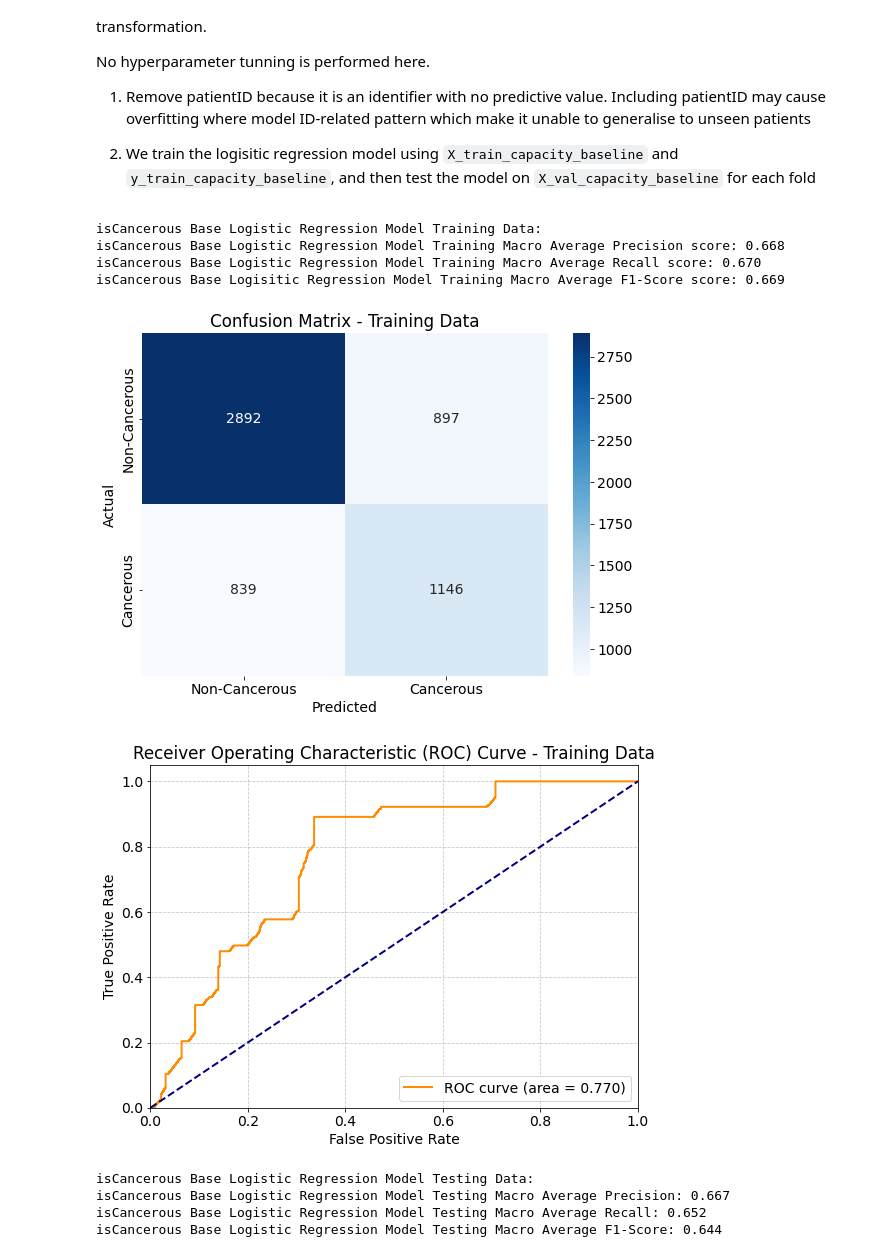
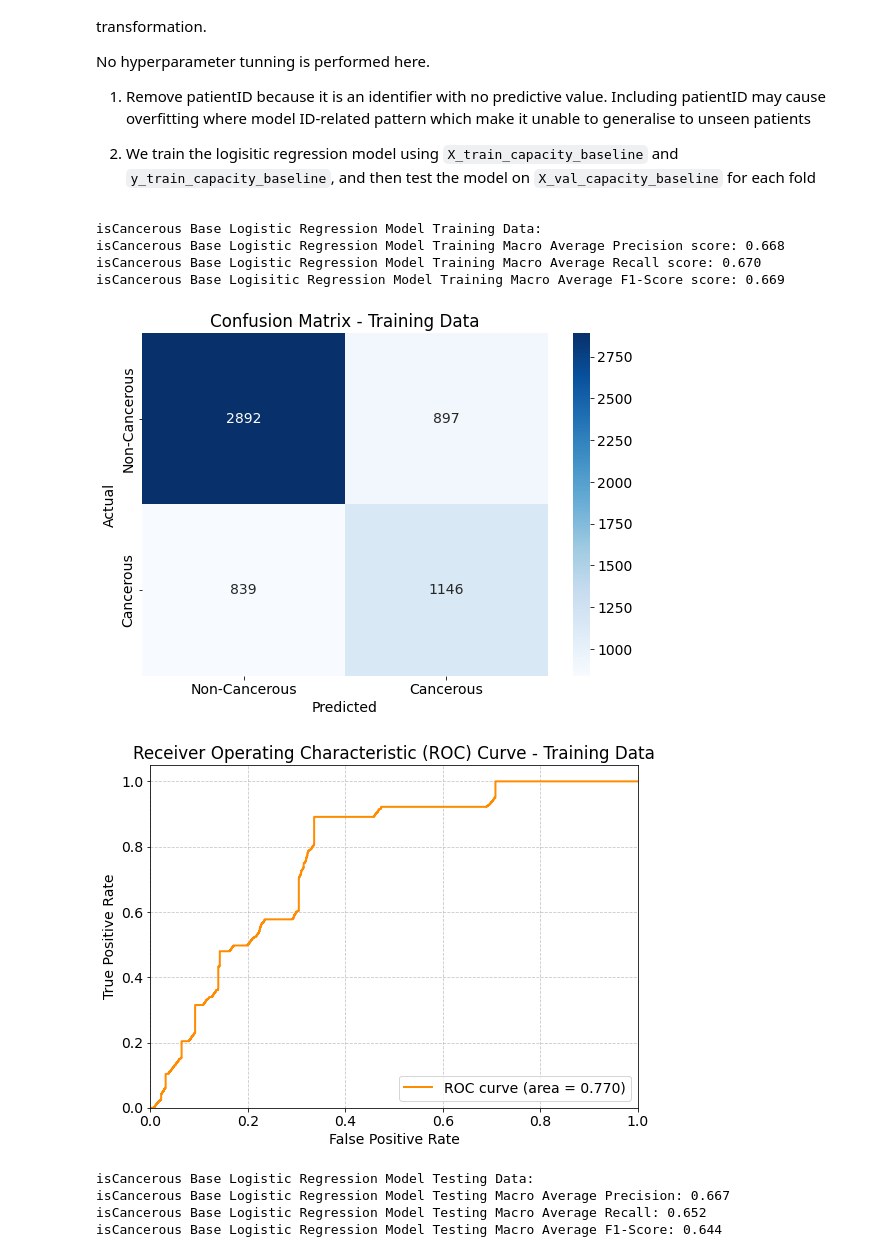
Before and after one commit to Strongsoon/machineLearning, a Jupyter notebook: s3955624_s3899816.ipynb, the cells around one changed output. Drawn from its saved outputs; the diff is of its cells as text; code cells hidden in the pictures.

```diff
--- a/s3955624_s3899816.ipynb
+++ b/s3955624_s3899816.ipynb
@@ -780,7 +780,6 @@ roc_auc = auc(fpr, tpr)
 # Plot ROC curve
 plt.figure(figsize=(8, 6))
 plt.plot(fpr, tpr, color='darkorange', lw=2, label='ROC curve (area = {:.3f})'.format(roc_auc))
-plt.plot([0, 1], [0, 1], color='navy', lw=2, linestyle='--')
 plt.xlim([0.0, 1.0])
 plt.ylim([0.0, 1.05])
 plt.xlabel('False Positive Rate')
@@ -841,35 +840,34 @@ plt.tight_layout()
 plt.show()
 
 # Test ROC curve
 isCancerous_base_logisitic_regression_test_proba = isCancerous_base_logisitic_regression_clf.predict_proba(
     isCancerous_base_logisitic_regression_test_X
 )[:, 1]
 
 fpr_test, tpr_test, thresholds_test = roc_curve(
     isCancerous_base_logisitic_regression_test_y,
     isCancerous_base_logisitic_regression_test_proba
 )
 roc_auc_test = auc(fpr_test, tpr_test)
 
 plt.figure(figsize=(8, 6))
 plt.plot(fpr_test, tpr_test, color='darkorange', lw=2, label='ROC curve (area = {:.3f})'.format(roc_auc_test))
-plt.plot([0, 1], [0, 1], color='navy', lw=2, linestyle='--')
 plt.xlim([0.0, 1.0])
 plt.ylim([0.0, 1.05])
 plt.xlabel('False Positive Rate')
 plt.ylabel('True Positive Rate')
 plt.title('ROC Curve - Test Data')
 plt.legend(loc='lower right')
 plt.grid(True, linestyle='--', alpha=0.7)
 plt.tight_layout()
 plt.show()
 # %% [output]
 isCancerous Base Logistic Regression Model Training Data:
 isCancerous Base Logistic Regression Model Training Macro Average Precision score: 0.668
 isCancerous Base Logistic Regression Model Training Macro Average Recall score: 0.670
 isCancerous Base Logisitic Regression Model Training Macro Average F1-Score score: 0.669
 [figure]
-[figure, old version]
+[figure, new version]
 isCancerous Base Logistic Regression Model Testing Data:
 isCancerous Base Logistic Regression Model Testing Macro Average Precision: 0.667
 isCancerous Base Logistic Regression Model Testing Macro Average Recall: 0.652
```
Also changed, not shown: parts of 2 cells of this notebook.
